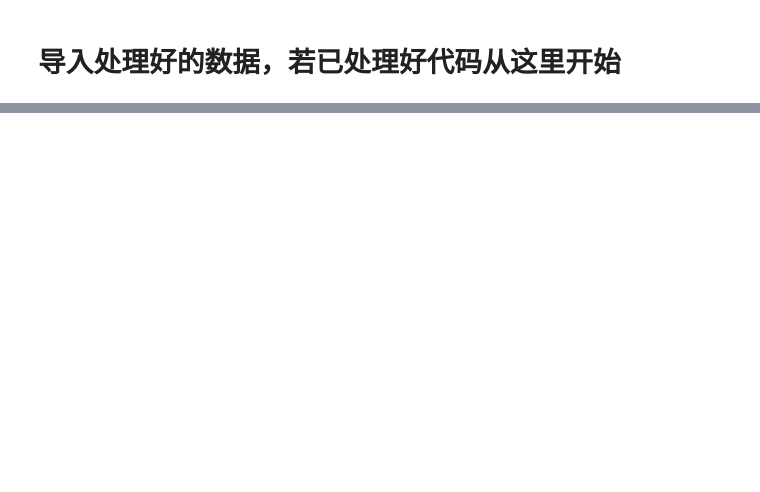
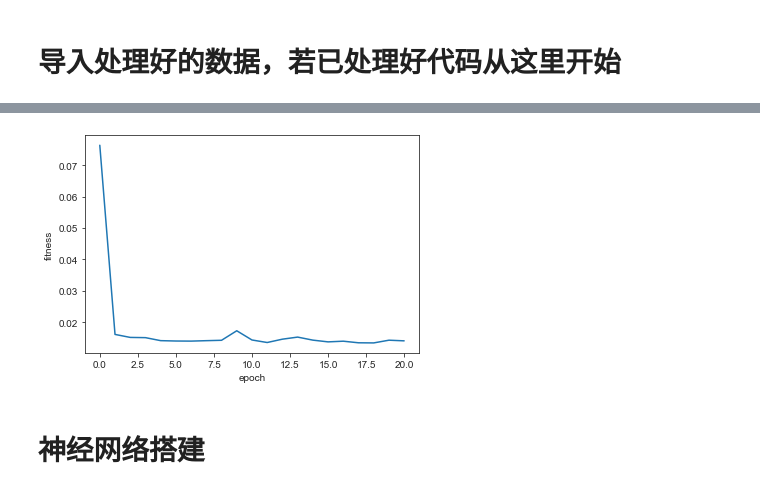
Before and after one commit to ximing766/HWB, a Jupyter notebook: 第三题.ipynb, the cells around one changed output, grey strips where cells are left out. Drawn from its saved outputs; the diff is of its cells as text; code cells hidden in the pictures; blank space fills up the shorter version.

```diff
--- a/第三题.ipynb
+++ b/第三题.ipynb
@@ -66,0 +74,37 @@ pol.to_csv('pollution_diff.csv')
+# %%
+#各污染物浓度分别建模，自变量X不变（所有环节情况）
+SO2X = data.iloc[:7900,[6,7,9,10,11,12,14,16,18]]
+SO2TestX = data.iloc[7900:,[6,7,9,10,11,12,14,16,18]]
+NO2X = data.iloc[:7900,[6,7,9,10,11,12,14,18]]
+NO2TestX =data.iloc[7900:,[6,7,9,10,11,12,14,18]]
+PM10X =data.iloc[:7900,[6,7,10,12,14,16,18]]
+PM10TestX =data.iloc[7900:,[6,7,10,12,14,16,18]]
+PM2_5X =data.iloc[:7900,[6,7,9,10,11,12,18]]
+PM2_5TestX =data.iloc[7900:,[6,7,9,10,11,12,18]]
+O3X =data.iloc[:7900,[6,7,10,12,14,16,18]]
+O3TestX =data.iloc[7900:,[6,7,10,12,14,16,18]]
+COX =data.iloc[:7900,[6,7,9,10,12,14]]
+COTestX =data.iloc[7900:,[6,7,9,10,12,14]]
+
+
+SO2Y = data.iloc[:7900,0]
+SO2TestY = data.iloc[7900:,0]
+NO2Y = data.iloc[:7900,1]
+NO2TestY = data.iloc[7900:,1]
+PM10Y = data.iloc[:7900,2]
+PM10TestY = data.iloc[7900:,2]
+PM2_5Y = data.iloc[:7900,3]
+PM2_5TestY = data.iloc[7900:,3]
+O3Y = data.iloc[:7900,4]
+O3TestY = data.iloc[7900:,4]
+COY = data.iloc[:7900,5]
+COTestY = data.iloc[7900:,5]
+
+inputnums = [SO2X.shape[1],NO2X.shape[1],PM10X.shape[1],PM2_5X.shape[1],O3X.shape[1],COX.shape[1]]  #!!!!!!!!!!!!!!!!!!输入层结构
+inputnum = inputnums[2]
+outputnum = 1
+hiddnum1 = 15
+hiddennum = hiddnum1
+numsum = inputnum*hiddennum+hiddennum+hiddennum*outputnum+outputnum #6*10+10+10*3+3=103
+
+LossArr = []
@@ -66,0 +446,12 @@ pol.to_csv('pollution_diff.csv')
+# %%
+sns.set_style("ticks")
+x = list(range(0,len(LossArr)))
+fig = sns.lineplot(x,LossArr)
+plt.xlabel("epoch")
+plt.ylabel("fitness")
+scatter_fig = fig.get_figure()
+scatter_fig.savefig('./PM10Loss', dpi = 400)
+# %% [output]
+[figure, added]
+# %% [markdown]
+#  神经网络搭建
```
Also changed, not shown: parts of 58 cells of this notebook, 41 other files.
